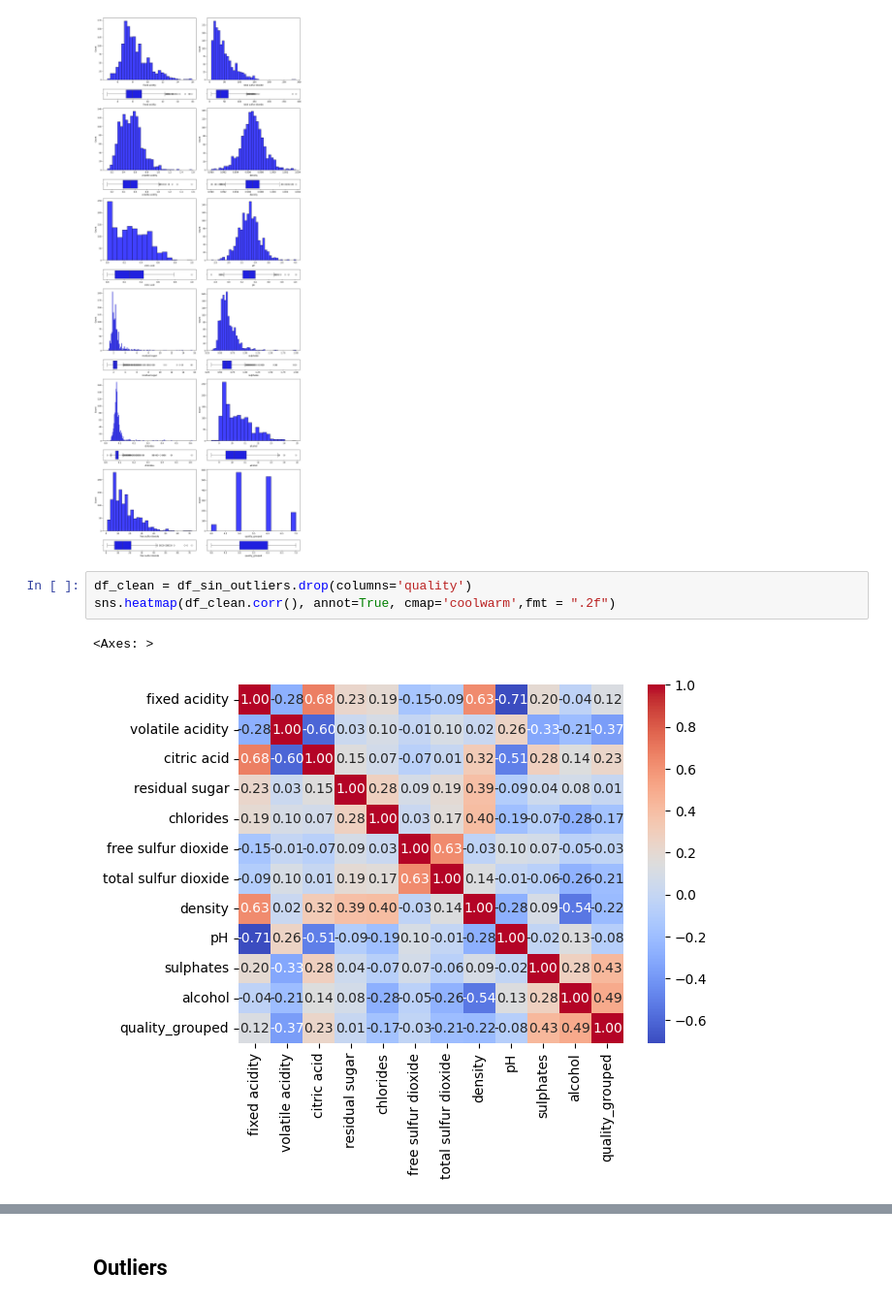
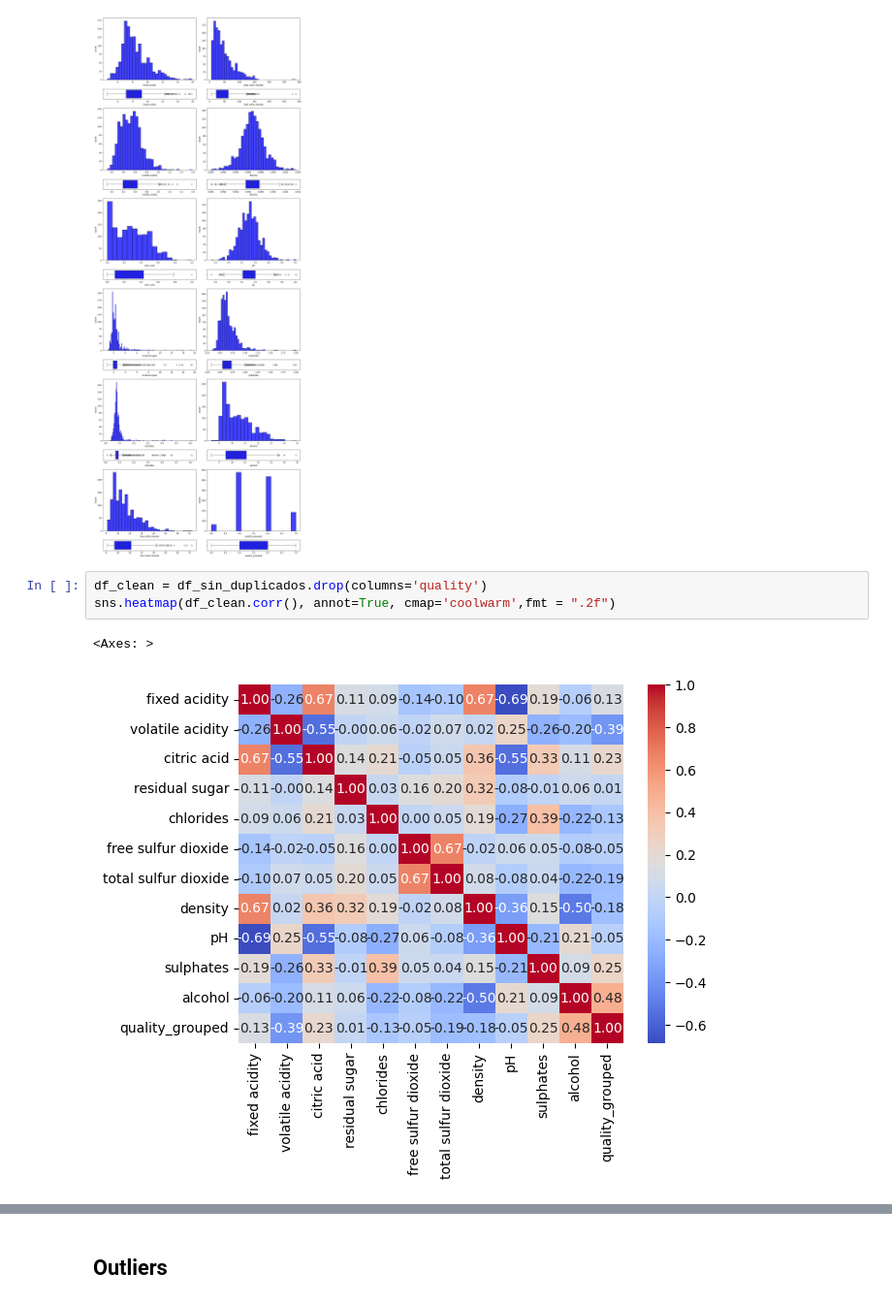
Before and after one commit to 4GeeksAcademy/K_NEAREST_NEIGHBORS_JesusCastaneda, a Jupyter notebook: src/explore.ipynb, the cells around one changed output, grey strips where cells are left out. Shown at 97% size. Drawn from its saved outputs; the diff is of its cells as text.

```diff
--- a/src/explore.ipynb
+++ b/src/explore.ipynb
@@ -160,8 +161,8 @@ plt.show()
 # %% [output]
 [figure]
 # %%
-df_clean = df_sin_outliers.drop(columns='quality')
+df_clean = df_sin_duplicados.drop(columns='quality')
 sns.heatmap(df_clean.corr(), annot=True, cmap='coolwarm',fmt = ".2f")
 # %% [output]
 <Axes: >
-[figure, old version]
+[figure, new version]
```
Also changed, not shown: parts of 21 cells of this notebook.
